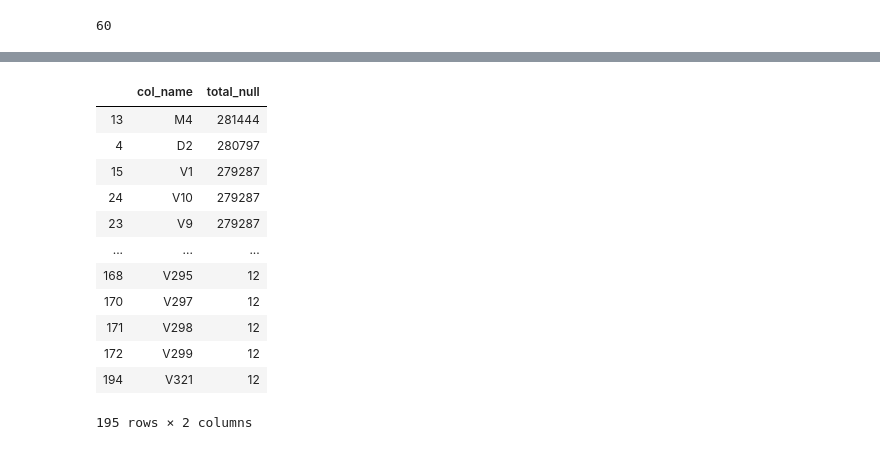
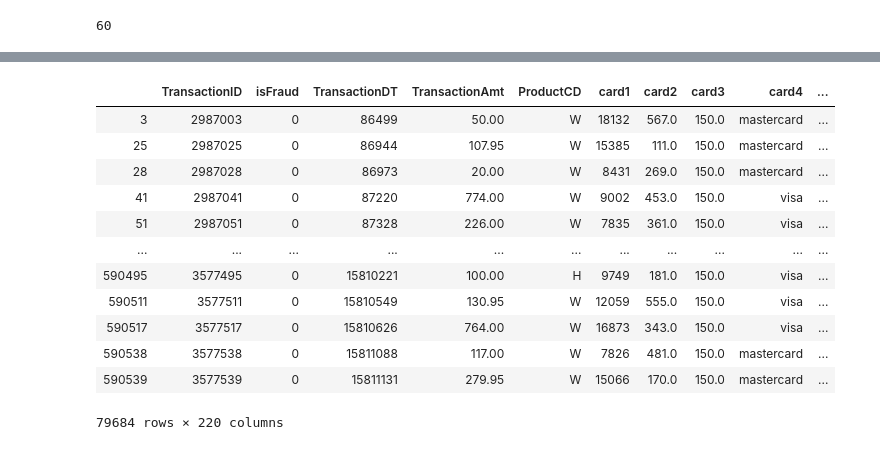
Before and after one commit to kirahman2/fraud_detection, a Jupyter notebook: Fraud Detection EDA.ipynb, the cells around one changed output, grey strips where cells are left out. Drawn from its saved outputs; the diff is of its cells as text; code cells hidden in the pictures.

```diff
--- a/Fraud Detection EDA.ipynb
+++ b/Fraud Detection EDA.ipynb
@@ -245,0 +512,16 @@ df_missing_values.sort_values('cols_missing_total',ascending=False)
+# %%
+list_temp
+# %% [output]
+|  | TransactionID | isFraud | TransactionDT | TransactionAmt | ProductCD | card1 | card2 | card3 | card4 | ... |
+| 3 | 2987003 | 0 | 86499 | 50.00 | W | 18132 | 567.0 | 150.0 | mastercard | ... |
+| 25 | 2987025 | 0 | 86944 | 107.95 | W | 15385 | 111.0 | 150.0 | mastercard | ... |
+| 28 | 2987028 | 0 | 86973 | 20.00 | W | 8431 | 269.0 | 150.0 | mastercard | ... |
+| 41 | 2987041 | 0 | 87220 | 774.00 | W | 9002 | 453.0 | 150.0 | visa | ... |
+| 51 | 2987051 | 0 | 87328 | 226.00 | W | 7835 | 361.0 | 150.0 | visa | ... |
+| ... | ... | ... | ... | ... | ... | ... | ... | ... | ... | ... |
+| 590495 | 3577495 | 0 | 15810221 | 100.00 | H | 9749 | 181.0 | 150.0 | visa | ... |
+| 590511 | 3577511 | 0 | 15810549 | 130.95 | W | 12059 | 555.0 | 150.0 | visa | ... |
+| 590517 | 3577517 | 0 | 15810626 | 764.00 | W | 16873 | 343.0 | 150.0 | visa | ... |
+| 590538 | 3577538 | 0 | 15811088 | 117.00 | W | 7826 | 481.0 | 150.0 | mastercard | ... |
+| 590539 | 3577539 | 0 | 15811131 | 279.95 | W | 15066 | 170.0 | 150.0 | mastercard | ... |
+79684 rows × 220 columns
@@ -246,20 +530,6 @@ df_missing_values.sort_values('cols_missing_total',ascending=False)
 # %%
-df_null_total.sort_values('total_null', ascending=False)
+# df_null_total.sort_values('total_null', ascending=False)
 # np.sum(df_train['card4'].isnull())
-# %% [output]
-|  | col_name | total_null |
-| 13 | M4 | 281444 |
-| 4 | D2 | 280797 |
-| 15 | V1 | 279287 |
-| 24 | V10 | 279287 |
-| 23 | V9 | 279287 |
-| ... | ... | ... |
-| 168 | V295 | 12 |
-| 170 | V297 | 12 |
-| 171 | V298 | 12 |
-| 172 | V299 | 12 |
-| 194 | V321 | 12 |
-195 rows × 2 columns
 # %%
 # sns.distplot(df_train['V1'])
 # %%
```
Also changed, not shown: parts of 22 cells of this notebook.
